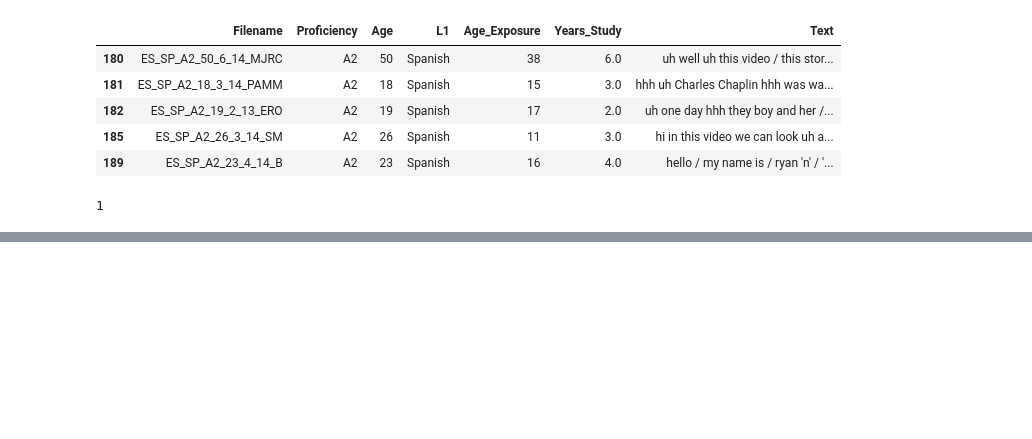
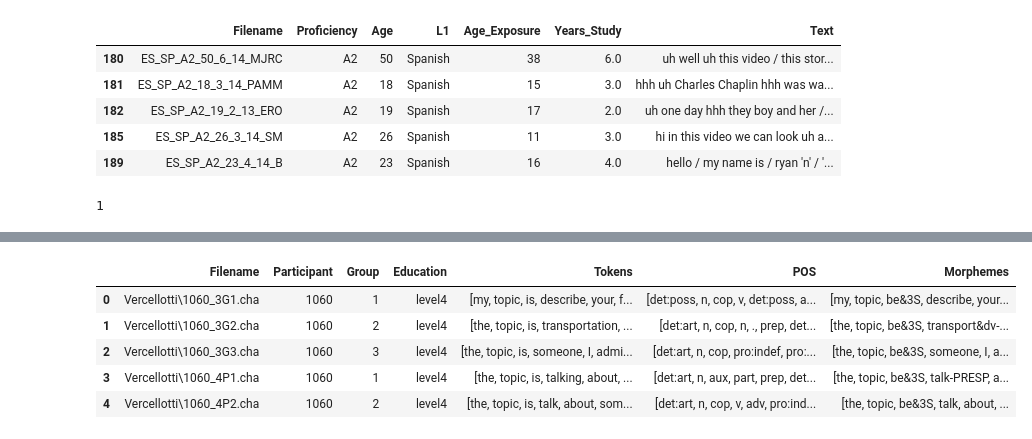
Before and after one commit to Data-Science-for-Linguists-2023/Morpheme-Acquisition-Analysis, a Jupyter notebook: notebooks/data_curation_cont.ipynb, the cells around one changed output, grey strips where cells are left out. Saved outputs shown, nothing was run; the diff lists cells and outputs as text; code cells hidden in the pictures; blank space fills up the shorter version.

Commit message:
more data wrangling, almost completed

```diff
--- a/notebooks/data_curation_cont.ipynb
+++ b/notebooks/data_curation_cont.ipynb
@@ -271,0 +125,52 @@ BELC contains data from Spanish and Catalan speakers. Let's import more data fro
+# %%
+# initiating empty lists
+file_path_list = []
+participant_list = []
+group_list = []
+edu_list = []
+tokens_list = []
+pos_list = []
+mor_list = []
+
+# read entire corpus into a Reader object
+Vercorpus = pylangacq.read_chat(path)
+# compiling data into lists
+
+for f in Vercorpus:
+    file_path = f.file_paths()[0].split('/')[3]
+    pos = []
+    mor = []
+    words = pylangacq.Reader.words(f)
+    for token in pylangacq.Reader.tokens(f):
+        pos.append(token.pos)
+        mor.append(token.mor)
+    for p in f.headers()[0]['Participants']:
+        if re.match(r'^[0-9]{4}$', p):
+            participant = p
+            group = f.headers()[0]['Participants'][p]['group']
+            edu = f.headers()[0]['Participants'][p]['education']
+            file_path_list.append(file_path)
+            participant_list.append(p)
+            group_list.append(group)
+            edu_list.append(edu)
+            tokens_list.append(words)
+            pos_list.append(pos)
+            mor_list.append(mor)
+# %%
+# building the dataframe
+Vercorpus = pd.DataFrame({'Filename':file_path_list,
+                            'Participant':participant_list,
+                             'Group':group_list,
+                             'Education':edu_list,
+                             'Tokens':tokens_list,
+                             'POS':pos_list,
+                             'Morphemes':mor_list})
+# %%
+Vercorpus.head()
+# %% [output]
+|  | Filename | Participant | Group | Education | Tokens | POS | Morphemes |
+| 0 | Vercellotti\1060_3G1.cha | 1060 | 1 | level4 | [my, topic, is, describe, your, f... | [det:poss, n, cop, v, det:poss, a... | [my, topic, be&3S, describe, your... |
+| 1 | Vercellotti\1060_3G2.cha | 1060 | 2 | level4 | [the, topic, is, transportation, ... | [det:art, n, cop, n, ., prep, det... | [the, topic, be&3S, transport&dv-... |
+| 2 | Vercellotti\1060_3G3.cha | 1060 | 3 | level4 | [the, topic, is, someone, I, admi... | [det:art, n, cop, pro:indef, pro:... | [the, topic, be&3S, someone, I, a... |
+| 3 | Vercellotti\1060_4P1.cha | 1060 | 1 | level4 | [the, topic, is, talking, about, ... | [det:art, n, aux, part, prep, det... | [the, topic, be&3S, talk-PRESP, a... |
+| 4 | Vercellotti\1060_4P2.cha | 1060 | 2 | level4 | [the, topic, is, talk, about, som... | [det:art, n, cop, v, adv, pro:ind... | [the, topic, be&3S, talk, about, ... |
```
Also changed, not shown: parts of 50 cells of this notebook.
